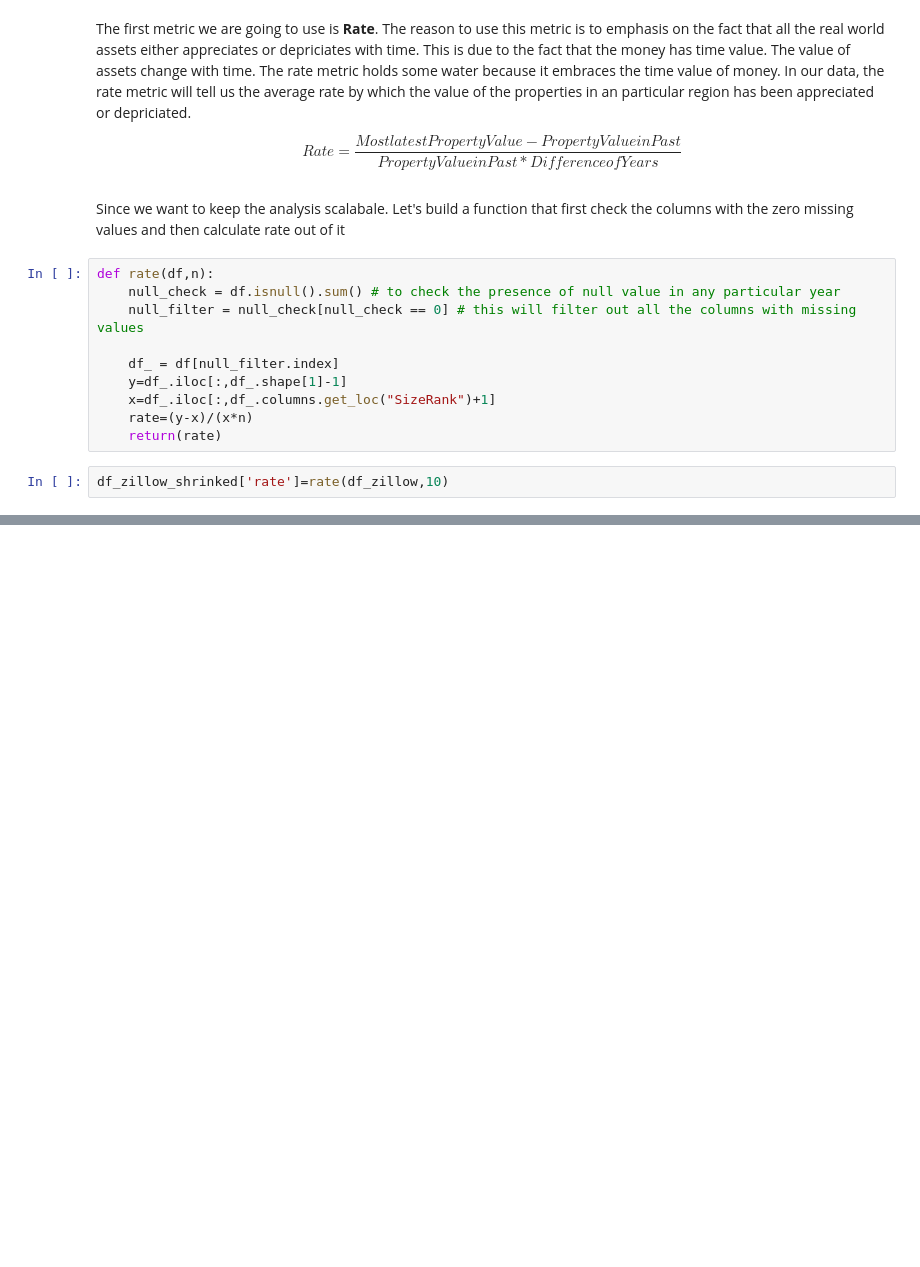
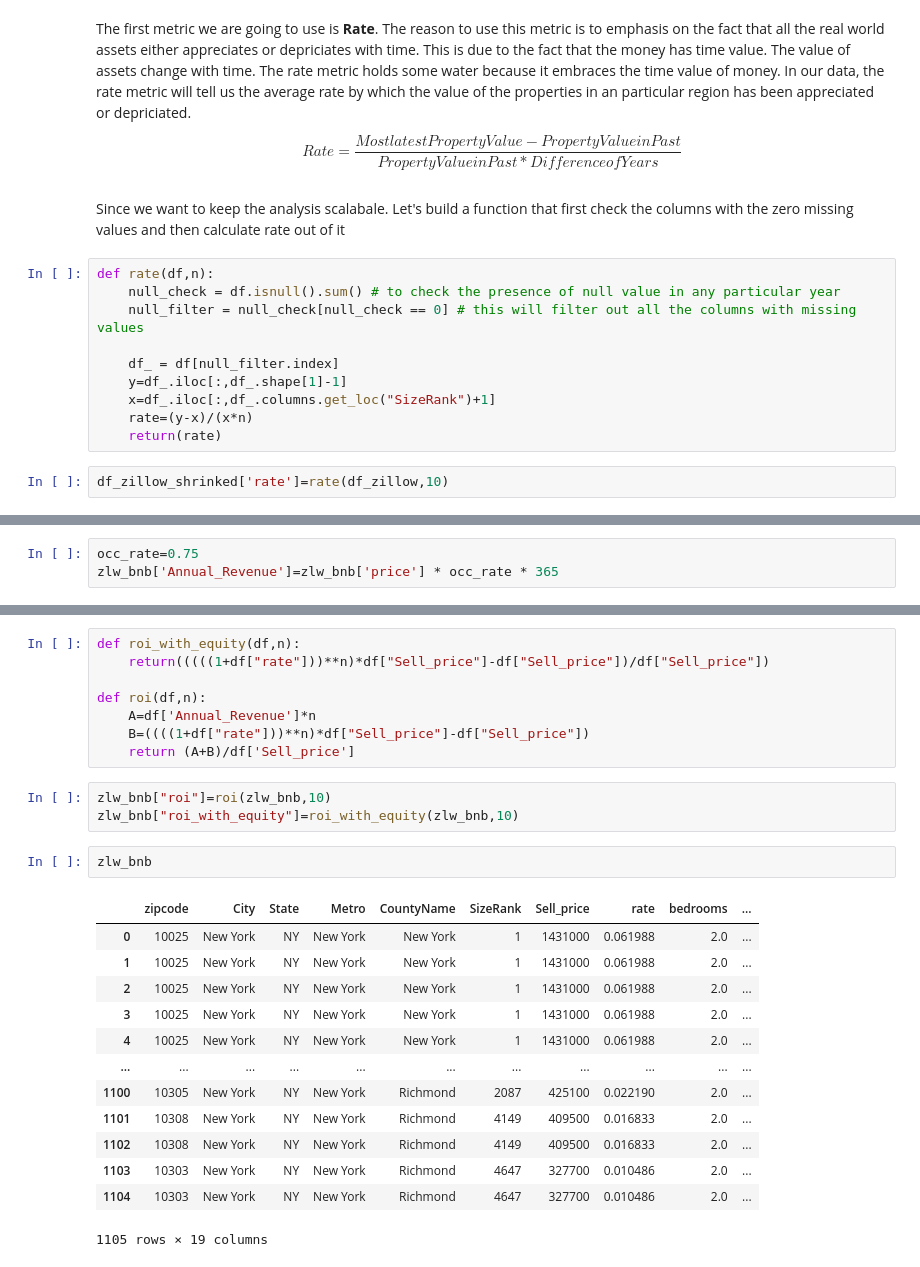
Before and after one commit to samerrkhann/temp, a Jupyter notebook: Data Challenge.ipynb, the cells around one changed output, grey strips where cells are left out. Saved outputs shown, nothing was run; the diff lists cells and outputs as text; blank space fills up the shorter version.

```diff
--- a/Data Challenge.ipynb
+++ b/Data Challenge.ipynb
@@ -294,0 +379,3 @@ df_zillow_shrinked
+# %%
+occ_rate=0.75
+zlw_bnb['Annual_Revenue']=zlw_bnb['price'] * occ_rate * 365
@@ -294,0 +391,27 @@ df_zillow_shrinked
+# %%
+def roi_with_equity(df,n):
+    return(((((1+df["rate"]))**n)*df["Sell_price"]-df["Sell_price"])/df["Sell_price"])
+
+def roi(df,n):
+    A=df['Annual_Revenue']*n
+    B=((((1+df["rate"]))**n)*df["Sell_price"]-df["Sell_price"])
+    return (A+B)/df['Sell_price']
+# %%
+zlw_bnb["roi"]=roi(zlw_bnb,10)
+zlw_bnb["roi_with_equity"]=roi_with_equity(zlw_bnb,10)
+# %%
+zlw_bnb
+# %% [output]
+|  | zipcode | City | State | Metro | CountyName | SizeRank | Sell_price | rate | bedrooms | ... |
+| 0 | 10025 | New York | NY | New York | New York | 1 | 1431000 | 0.061988 | 2.0 | ... |
+| 1 | 10025 | New York | NY | New York | New York | 1 | 1431000 | 0.061988 | 2.0 | ... |
+| 2 | 10025 | New York | NY | New York | New York | 1 | 1431000 | 0.061988 | 2.0 | ... |
+| 3 | 10025 | New York | NY | New York | New York | 1 | 1431000 | 0.061988 | 2.0 | ... |
+| 4 | 10025 | New York | NY | New York | New York | 1 | 1431000 | 0.061988 | 2.0 | ... |
+| ... | ... | ... | ... | ... | ... | ... | ... | ... | ... | ... |
+| 1100 | 10305 | New York | NY | New York | Richmond | 2087 | 425100 | 0.022190 | 2.0 | ... |
+| 1101 | 10308 | New York | NY | New York | Richmond | 4149 | 409500 | 0.016833 | 2.0 | ... |
+| 1102 | 10308 | New York | NY | New York | Richmond | 4149 | 409500 | 0.016833 | 2.0 | ... |
+| 1103 | 10303 | New York | NY | New York | Richmond | 4647 | 327700 | 0.010486 | 2.0 | ... |
+| 1104 | 10303 | New York | NY | New York | Richmond | 4647 | 327700 | 0.010486 | 2.0 | ... |
+1105 rows × 19 columns
```
Also changed, not shown: parts of 40 cells of this notebook.
